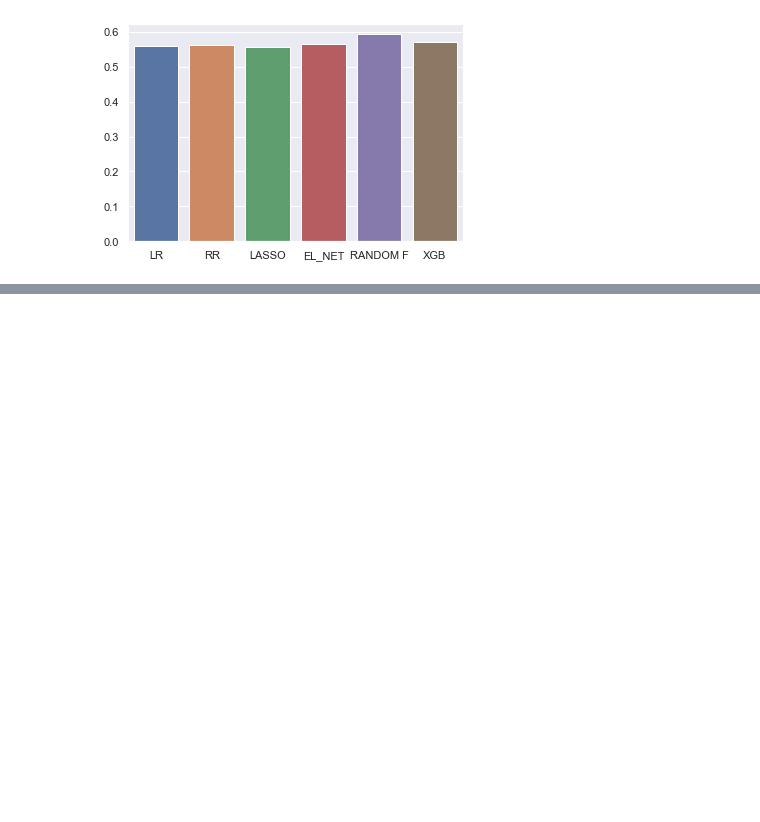
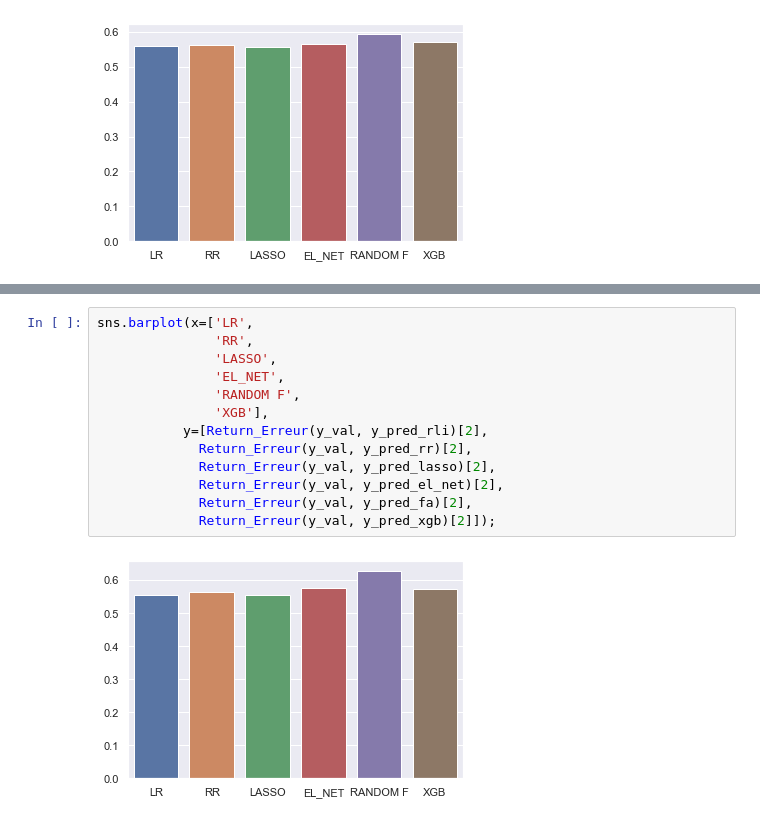
Before and after one commit to ThomasFavrel/OC-P4, a Jupyter notebook: p4_mdelisation_2.ipynb, the cells around one changed output, grey strips where cells are left out. Drawn from its saved outputs; the diff is of its cells as text; blank space fills up the shorter version.

```diff
--- a/p4_mdelisation_2.ipynb
+++ b/p4_mdelisation_2.ipynb
@@ -568,0 +584,15 @@ sns.barplot(x=['LR',
+# %%
+sns.barplot(x=['LR',
+               'RR',
+               'LASSO',
+               'EL_NET',
+               'RANDOM F',
+               'XGB'],
+           y=[Return_Erreur(y_val, y_pred_rli)[2],
+             Return_Erreur(y_val, y_pred_rr)[2],
+             Return_Erreur(y_val, y_pred_lasso)[2],
+             Return_Erreur(y_val, y_pred_el_net)[2],
+             Return_Erreur(y_val, y_pred_fa)[2],
+             Return_Erreur(y_val, y_pred_xgb)[2]]);
+# %% [output]
+[figure, added]
```
Also changed, not shown: parts of 3 cells of this notebook.
